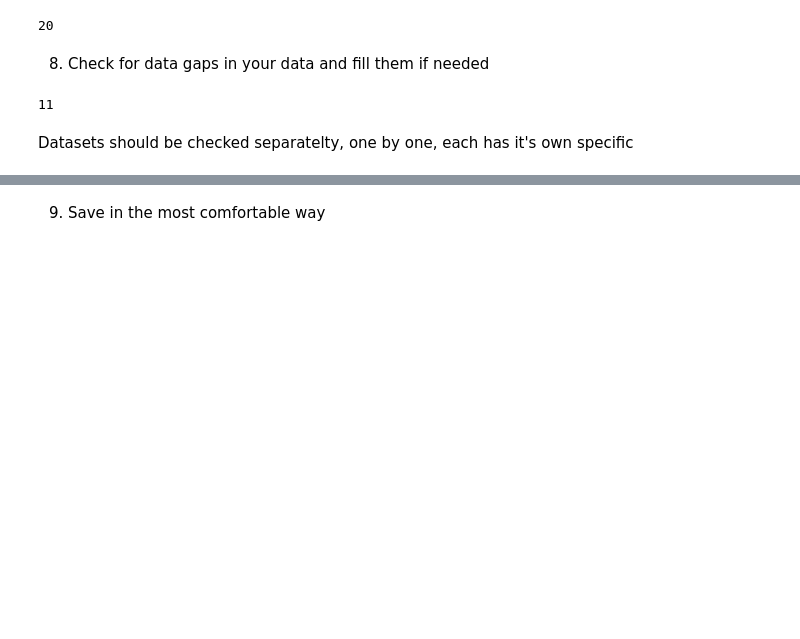
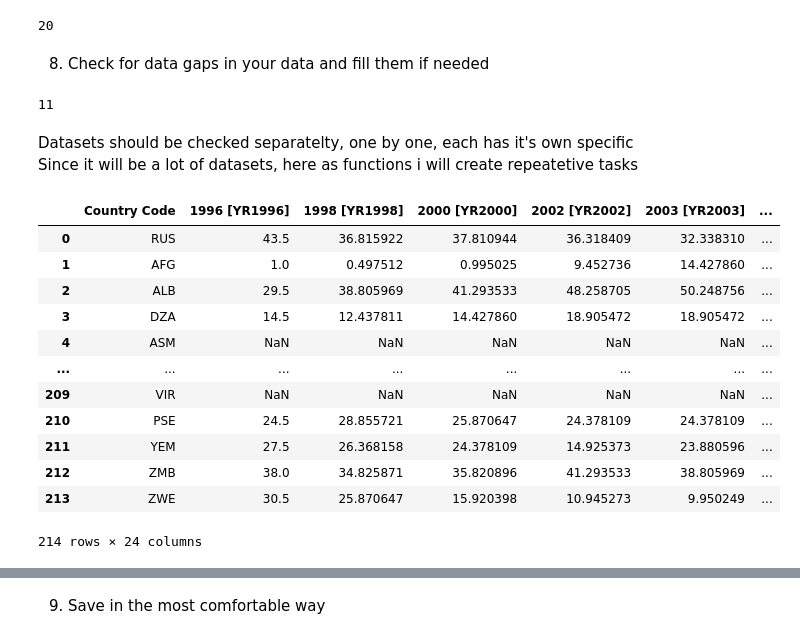
Before and after one commit to BaakhOfficial/Suicide-Rate-Analysis, a Jupyter notebook: Python/WHO_data_prep.ipynb, the cells around one changed output, grey strips where cells are left out. Drawn from its saved outputs; the diff is of its cells as text; code cells hidden in the pictures; blank space fills up the shorter version.

```diff
--- a/Python/WHO_data_prep.ipynb
+++ b/Python/WHO_data_prep.ipynb
@@ -220,41 +220,3 @@ for k in list(set(b)):
 # %% [output]
 Not: 20
 Delete: 119
-# %%
-# For check if country is inside our period
-countries_check = {}
-for country in countries_filtered:
-    countries_check[country] = 'Not'
-
-
-
-
-for dataset in datalist:
-    df = pd.read_csv(dataset, na_values='..')
-    df_years = df.loc[df['Series Name'][0] == df['Series Name']].drop(info_cols[0:3], axis=1)
-
-    for col in df_years.columns.drop('Country Code'):
-        if col in years_col_list:
-            years_col_list_check[col] = True
-
-
-
-    df_years[temp_year_list + ['Country Code']]
-
-    for country in df_years[temp_year_list + ['Country Code']].dropna(how='any')['Country Code']:
-        if country in countries_check and countries_check[country] != 'Delete':
-          countries_check[country] = 'Have'
-
-    for country in countries_check:
-        if countries_check[country] == 'Not':
-            countries_check[country] = 'Delete'
-        elif countries_check[country] == 'Have':
-            countries_check[country] = 'Not'
-
-    for year in years_col_list:
-        years_col_list_check[year] = False
-
-b=[i[1] for i in countries_check.items()]
-
-for k in list(set(b)):
-    print("{0}: {1}".format(k, b.count(k)))
@@ -278,4 +237,5 @@ len(datalist)
 # %% [output]
 11
 # %% [markdown]
-Datasets should be checked separatelty, one by one, each has it's own specific
+Datasets should be checked separatelty, one by one, each has it's own specific<br>
+Since it will be a lot of datasets, here as functions i will create repeatetive tasks
@@ -284 +242,17 @@ Datasets should be checked separatelty, one by one, each has it's own specific
+# %%
+df.loc[df['Series Name'][0] == df['Series Name']].drop(info_cols[0:3], axis=1)
+# %% [output]
+|  | Country Code | 1996 [YR1996] | 1998 [YR1998] | 2000 [YR2000] | 2002 [YR2002] | 2003 [YR2003] | ... |
+| 0 | RUS | 43.5 | 36.815922 | 37.810944 | 36.318409 | 32.338310 | ... |
+| 1 | AFG | 1.0 | 0.497512 | 0.995025 | 9.452736 | 14.427860 | ... |
+| 2 | ALB | 29.5 | 38.805969 | 41.293533 | 48.258705 | 50.248756 | ... |
+| 3 | DZA | 14.5 | 12.437811 | 14.427860 | 18.905472 | 18.905472 | ... |
+| 4 | ASM | NaN | NaN | NaN | NaN | NaN | ... |
+| ... | ... | ... | ... | ... | ... | ... | ... |
+| 209 | VIR | NaN | NaN | NaN | NaN | NaN | ... |
+| 210 | PSE | 24.5 | 28.855721 | 25.870647 | 24.378109 | 24.378109 | ... |
+| 211 | YEM | 27.5 | 26.368158 | 24.378109 | 14.925373 | 23.880596 | ... |
+| 212 | ZMB | 38.0 | 34.825871 | 35.820896 | 41.293533 | 38.805969 | ... |
+| 213 | ZWE | 30.5 | 25.870647 | 15.920398 | 10.945273 | 9.950249 | ... |
+214 rows × 24 columns
 # %%
```
Also changed, not shown: parts of 15 cells of this notebook.
